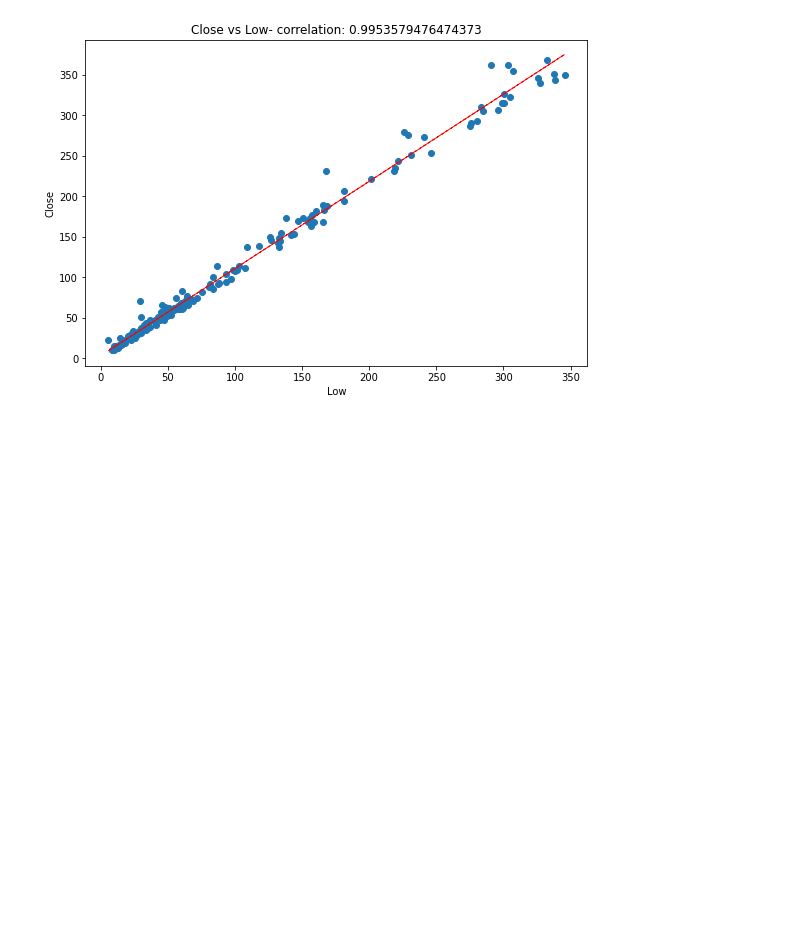
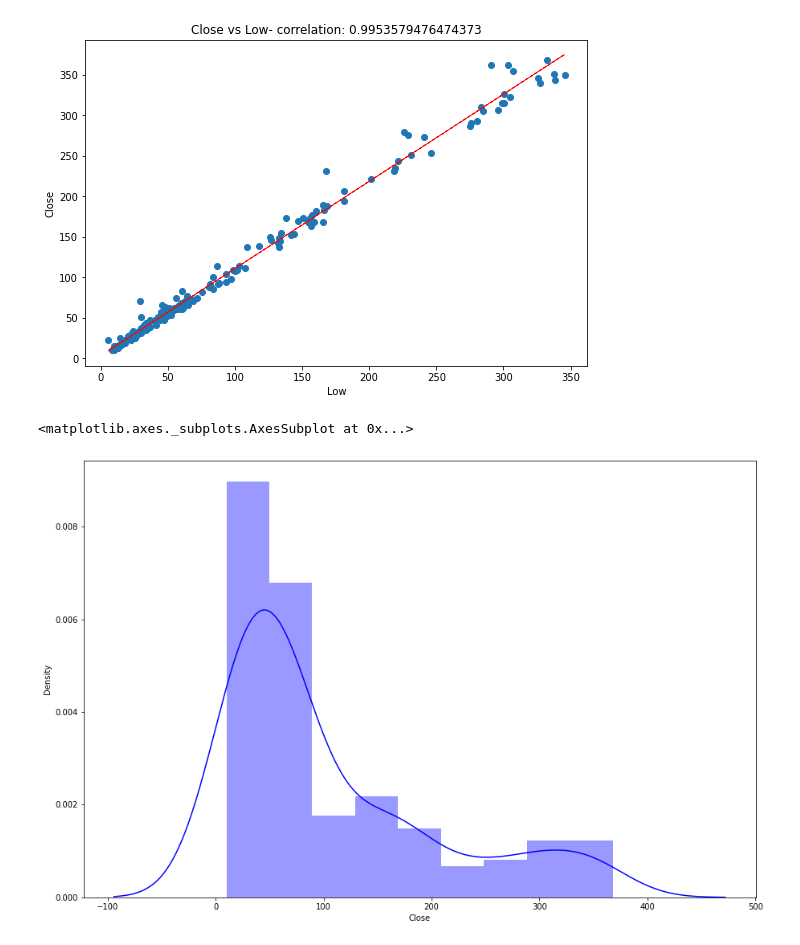
Before and after one commit to prav87654/Regression-YesBank-Stock-Prediction, a Jupyter notebook: Yes_Bank_Stock_Prediction(Praveen_S)_Regression_model.ipynb, the cells around one changed output. Saved outputs shown, nothing was run; the diff lists cells and outputs as text; code cells hidden in the pictures; blank space fills up the shorter version.

```diff
--- a/Yes_Bank_Stock_Prediction(Praveen_S)_Regression_model.ipynb
+++ b/Yes_Bank_Stock_Prediction(Praveen_S)_Regression_model.ipynb
@@ -144,3 +144,11 @@ plt.show()
 [figure]
 [figure]
 [figure]
+# %%
+# Defining the size of the graph
+plt.figure(figsize=(15,10))
+#Plotting distplot of the Close distribution
+sns.distplot(df['Close'],color="blue")
+# %% [output]
+<matplotlib.axes._subplots.AxesSubplot at 0x...>
+[figure, added]
```
Also changed, not shown: parts of 3 cells of this notebook.
